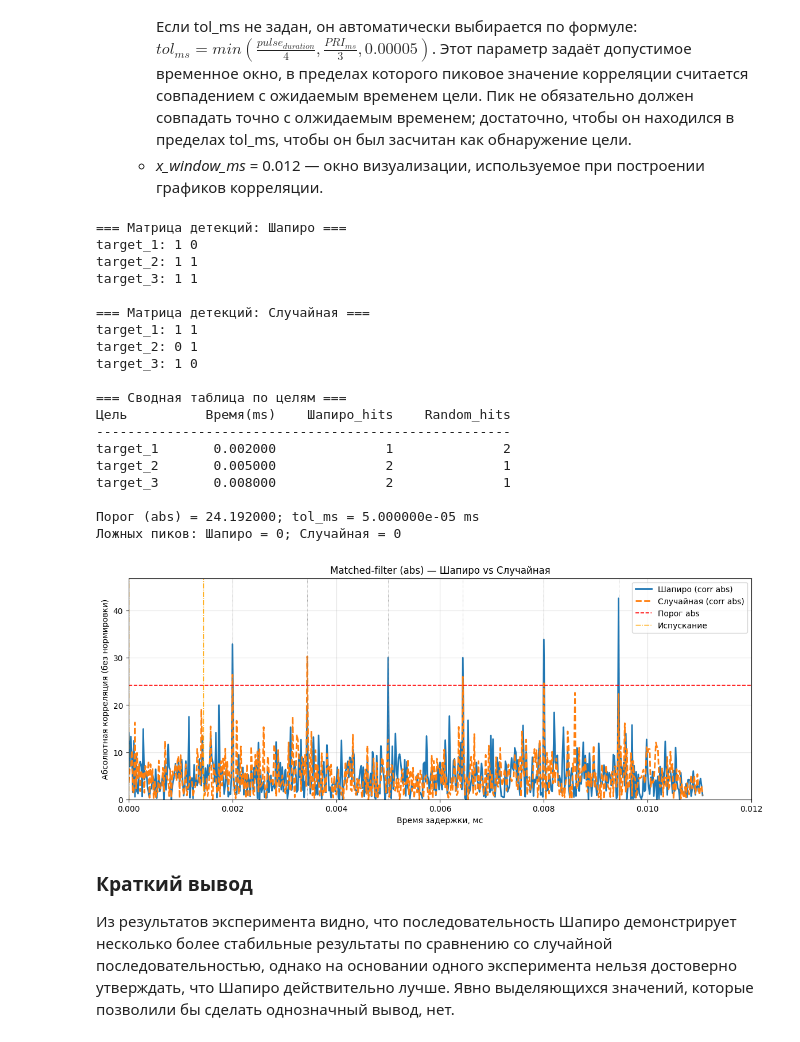
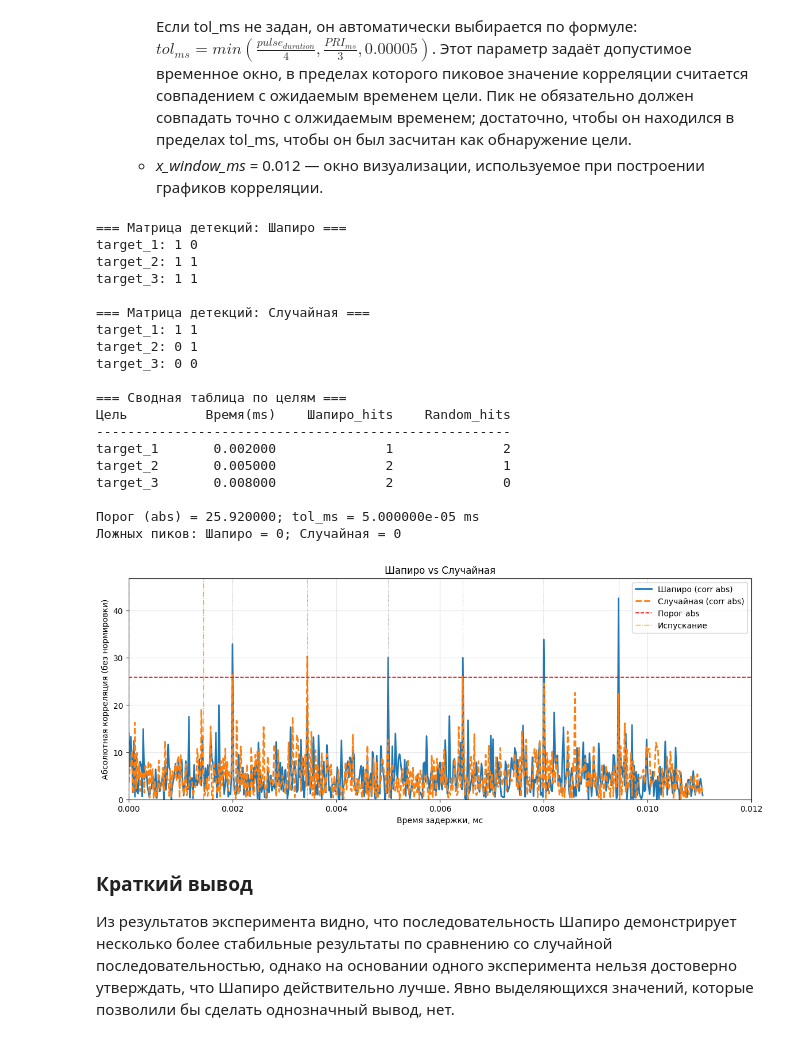
Before and after one commit to asardinka/Flat-Littlewood-polynomials, a Jupyter notebook: src/radar_echo_simulation.ipynb, the cells around one changed output. Drawn from its saved outputs; the diff is of its cells as text; code cells hidden in the pictures.

```diff
--- a/src/radar_echo_simulation.ipynb
+++ b/src/radar_echo_simulation.ipynb
@@ -646,7 +646,7 @@ class Experiment:
             plt.ylim(0, ymax * 1.10 if ymax > 0 else 1.0)
             plt.xlabel("Время задержки, мс")
             plt.ylabel("Абсолютная корреляция (без нормировки)")
-            plt.title("Matched-filter (abs) — Шапиро vs Случайная")
+            plt.title("Шапиро vs Случайная")
             plt.grid(True, alpha=0.4)
             plt.legend()
             plt.show()
@@ -677,7 +677,7 @@ noise_std = 1
 targets_ms = [0.002, 0.005, 0.008]   # мс
 targets_amp = [0.9, 0.9, 0.9]
 
-threshold_rel = 0.42   # вычислено оптимальное значение в результате большого числа экспериментов
+threshold_rel = 0.45   # вычислено оптимальное значение в результате большого числа экспериментов
 x_window_ms = 0.012
 tol_ms = None          # если None — подбирается автоматически
 
@@ -687,37 +687,37 @@ if __name__ == "__main__":
         rn_file=random_file,
         fs=fs,
         n_pulses=n_pulses,
         PRI_ms=PRI_ms,
         targets_ms=targets_ms,
         targets_amp=targets_amp,
         noise_std=noise_std,
         threshold_rel=threshold_rel,
         x_window_ms=x_window_ms,
         tol_ms=tol_ms,
         seed=seed
     )
     results = exp.run(plot=True)
 # %% [output]
 === Матрица детекций: Шапиро ===
 target_1: 1 0
 target_2: 1 1
 target_3: 1 1
 
 === Матрица детекций: Случайная ===
 target_1: 1 1
 target_2: 0 1
-target_3: 1 0
+target_3: 0 0
 
 === Сводная таблица по целям ===
 Цель          Время(ms)    Шапиро_hits    Random_hits
 -----------------------------------------------------
 target_1       0.002000              1              2
 target_2       0.005000              2              1
-target_3       0.008000              2              1
+target_3       0.008000              2              0
 
-Порог (abs) = 24.192000; tol_ms = 5.000000e-05 ms
+Порог (abs) = 25.920000; tol_ms = 5.000000e-05 ms
 Ложных пиков: Шапиро = 0; Случайная = 0
-[figure, old version]
+[figure, new version]
 # %% [markdown]
 ### Краткий вывод
 Из результатов эксперимента видно, что последовательность Шапиро демонстрирует несколько более стабильные результаты по сравнению со случайной последовательностью, однако на основании одного эксперимента нельзя достоверно утверждать, что Шапиро действительно лучше. Явно выделяющихся значений, которые позволили бы сделать однозначный вывод, нет.
```
Also changed, not shown: parts of 7 cells of this notebook, 3 other files.
